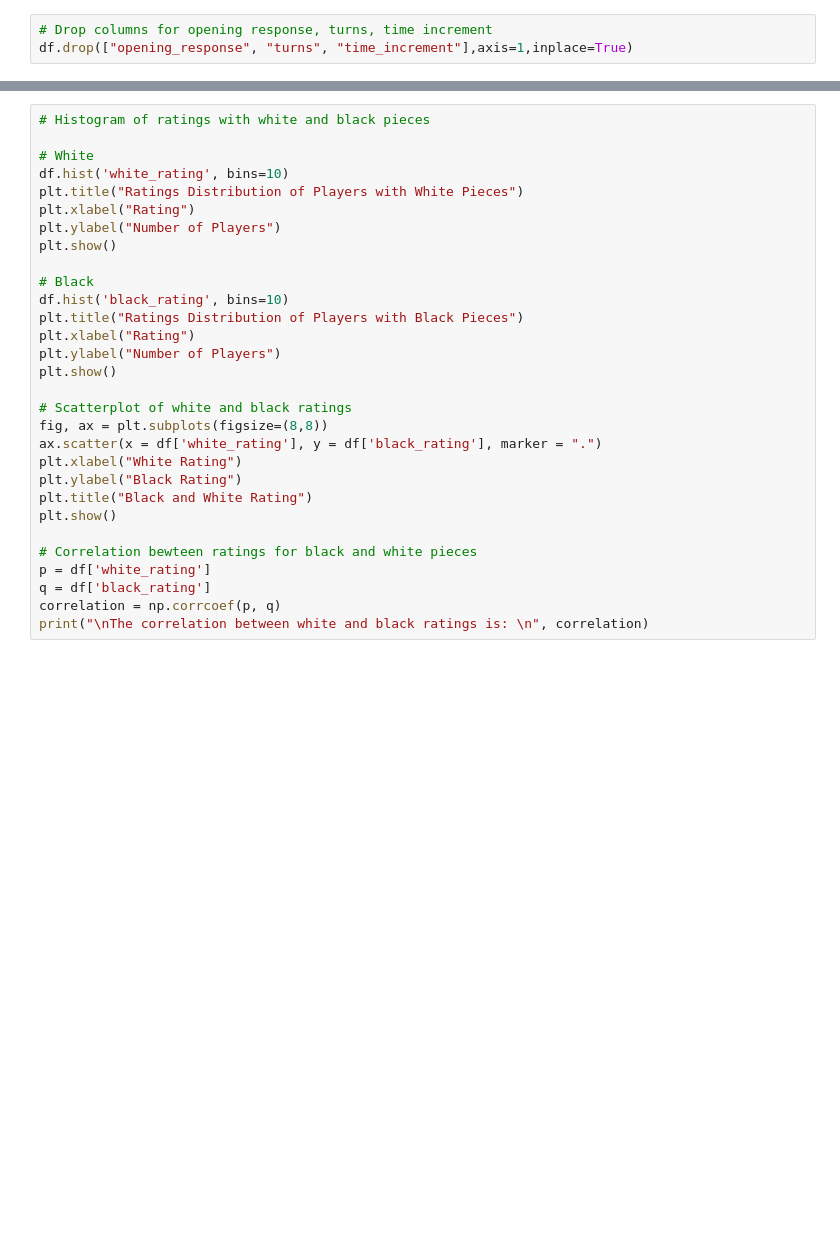
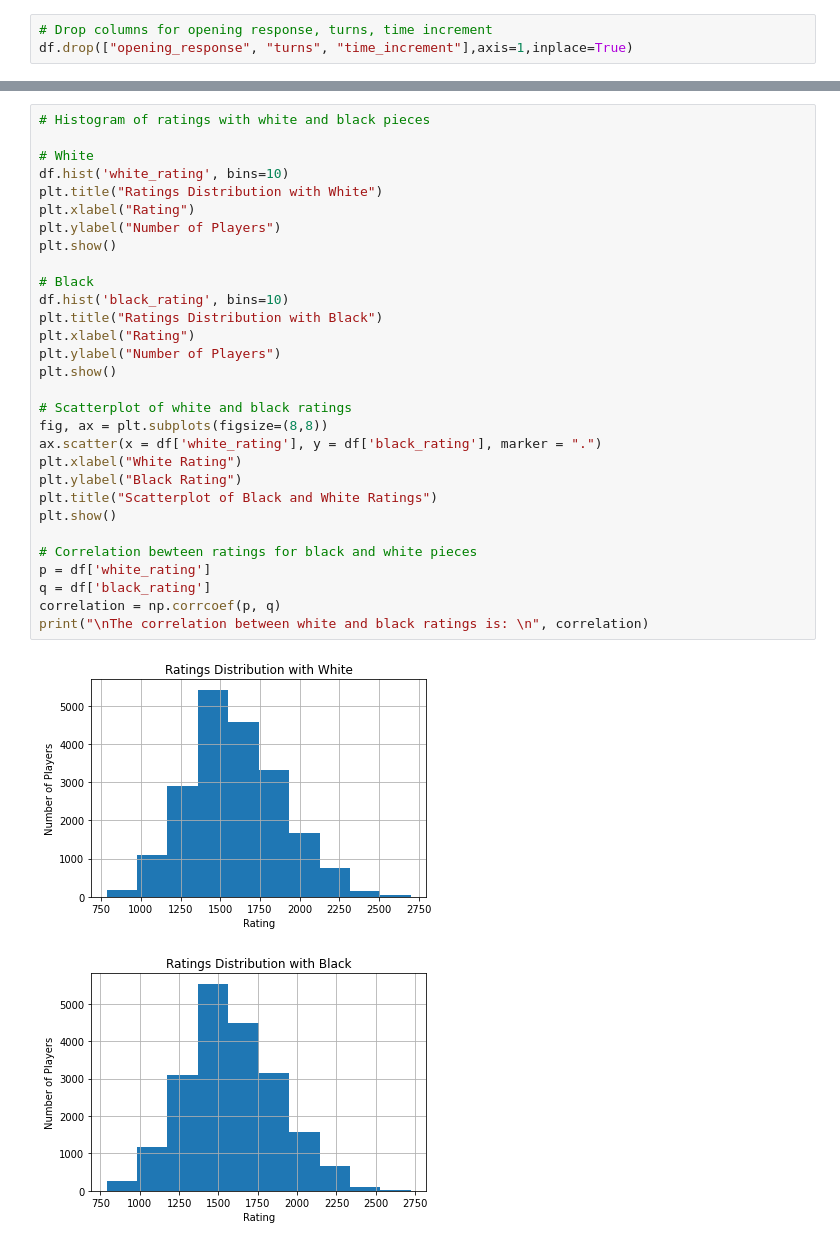
Before and after one commit to wawill14/Final-Project, a Jupyter notebook: PFDAFinalProject.ipynb, the cells around one changed output, grey strips where cells are left out. Drawn from its saved outputs; the diff is of its cells as text; blank space fills up the shorter version.

```diff
--- a/PFDAFinalProject.ipynb
+++ b/PFDAFinalProject.ipynb
@@ -94,30 +161,33 @@ plt.show()
 # %%
 # Histogram of ratings with white and black pieces
 
 # White
 df.hist('white_rating', bins=10)
-plt.title("Ratings Distribution of Players with White Pieces")
+plt.title("Ratings Distribution with White")
 plt.xlabel("Rating")
 plt.ylabel("Number of Players")
 plt.show()
 
 # Black
 df.hist('black_rating', bins=10)
-plt.title("Ratings Distribution of Players with Black Pieces")
+plt.title("Ratings Distribution with Black")
 plt.xlabel("Rating")
 plt.ylabel("Number of Players")
 plt.show()
 
 # Scatterplot of white and black ratings
 fig, ax = plt.subplots(figsize=(8,8))
 ax.scatter(x = df['white_rating'], y = df['black_rating'], marker = ".")
 plt.xlabel("White Rating")
 plt.ylabel("Black Rating")
-plt.title("Black and White Rating")
+plt.title("Scatterplot of Black and White Ratings")
 plt.show()
 
 # Correlation bewteen ratings for black and white pieces
 p = df['white_rating']
 q = df['black_rating']
 correlation = np.corrcoef(p, q)
 print("\nThe correlation between white and black ratings is: \n", correlation)
+# %% [output]
+[figure, added]
+[figure, added]
```
Also changed, not shown: parts of 11 cells of this notebook.
